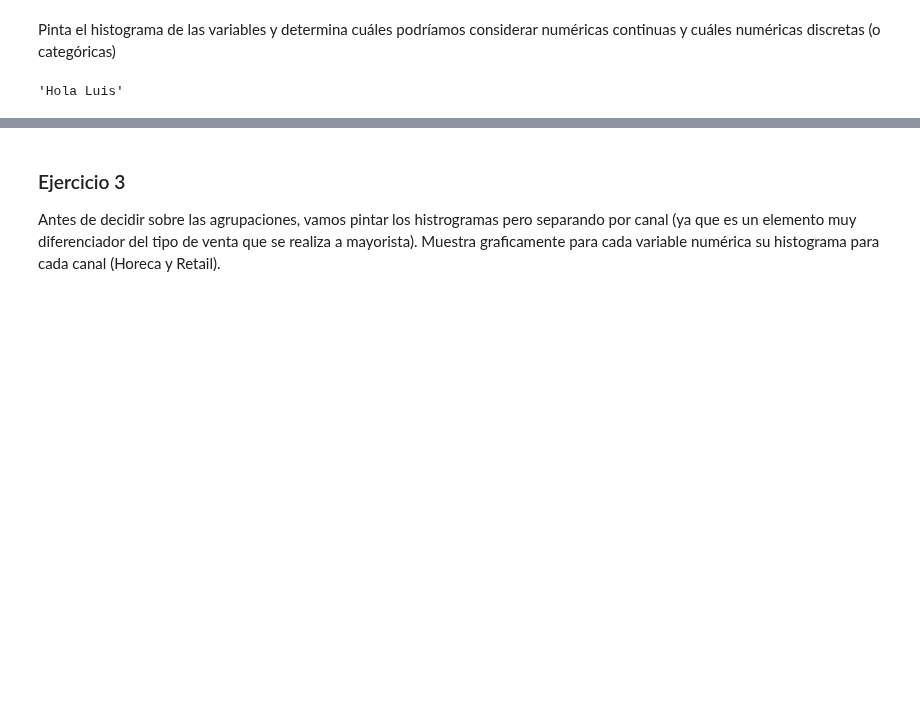
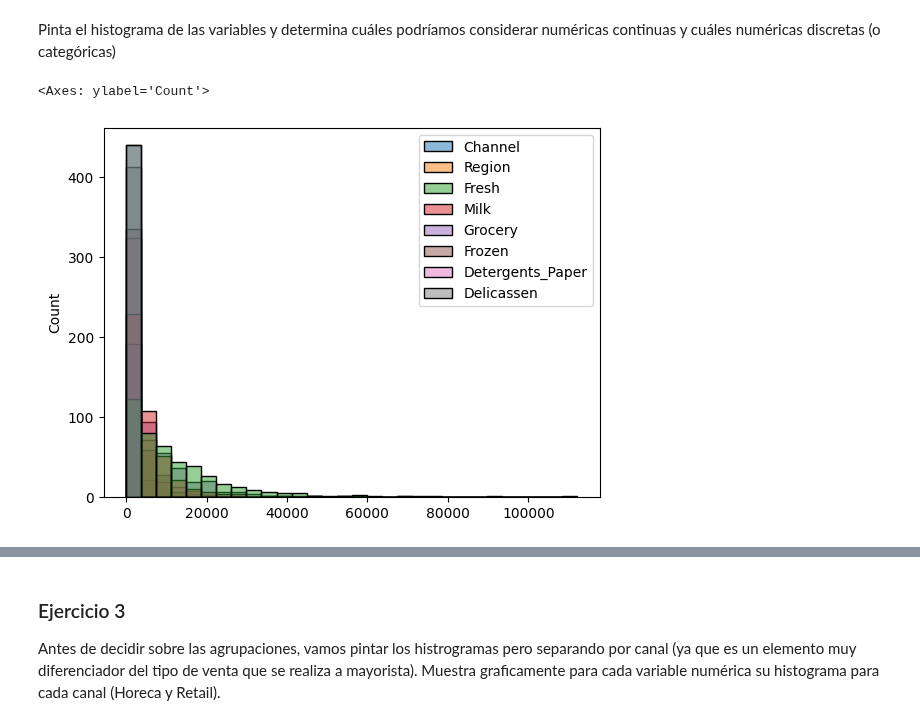
Before and after one commit to antonio-herrera-gb/ONLINE_DS_THEBRIDGE_AntonioHerrera, a Jupyter notebook: 04_Machine_Learning/Sprint_13/Unidad_02/Ejercicios_Workout/13_Ejercicios_DBSCAN.ipynb, the cells around one changed output, grey strips where cells are left out. Drawn from its saved outputs; the diff is of its cells as text; code cells hidden in the pictures; blank space fills up the shorter version.

```diff
--- a/04_Machine_Learning/Sprint_13/Unidad_02/Ejercicios_Workout/13_Ejercicios_DBSCAN.ipynb
+++ b/04_Machine_Learning/Sprint_13/Unidad_02/Ejercicios_Workout/13_Ejercicios_DBSCAN.ipynb
@@ -74,4 +74,5 @@ from bootcampviztools import *  # Importa todas las funciones de funciones.py
-# %%
-saludar(nombre="Luis")
-# %% [output]
-'Hola Luis'
+# %%
+sns.histplot(whosale,bins=30)
+# %% [output]
+<Axes: ylabel='Count'>
+[figure, added]
```
Also changed, not shown: parts of 2 cells of this notebook.
